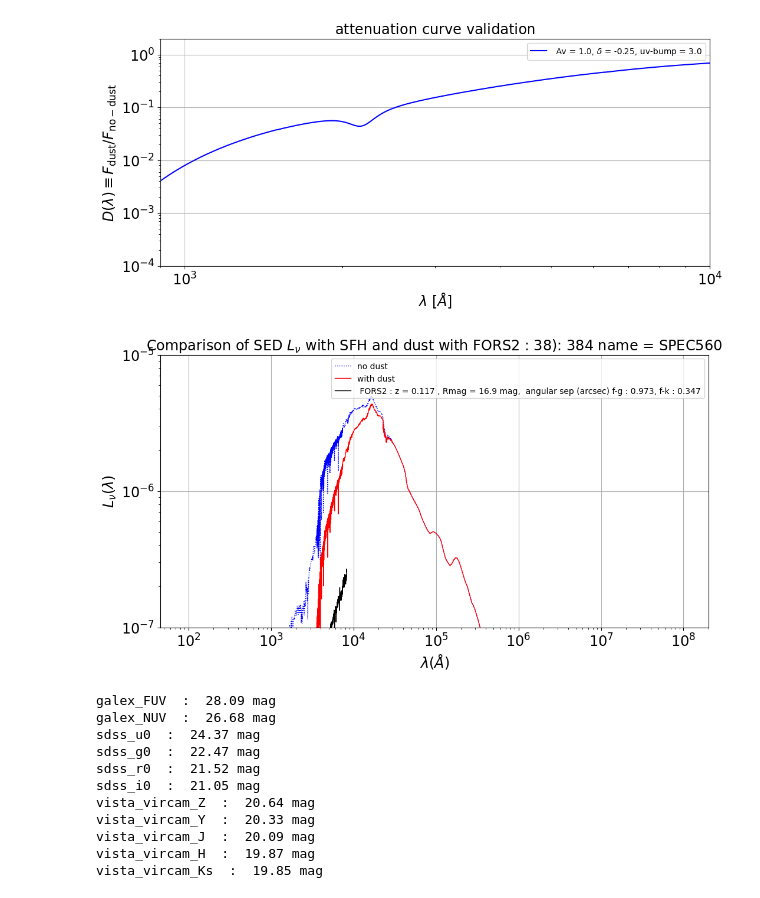
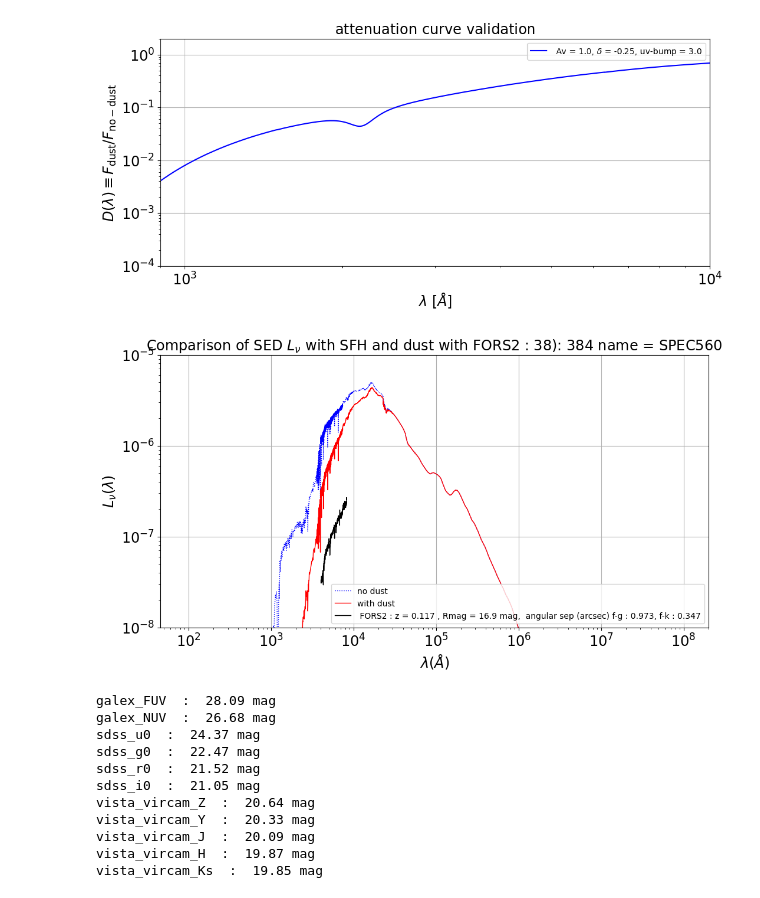
Before and after one commit to sylvielsstfr/Fors2ToStellarPopSynthesis, a Jupyter notebook: examples/examples_comparedatamodel/FitJAXOpt_SEDModel_OneDataSpectrumPhotom.ipynb, the cells around one changed output. Cells and saved outputs as stored; diff of their text form; code cells hidden in the pictures.

```diff
--- a/examples/examples_comparedatamodel/FitJAXOpt_SEDModel_OneDataSpectrumPhotom.ipynb
+++ b/examples/examples_comparedatamodel/FitJAXOpt_SEDModel_OneDataSpectrumPhotom.ipynb
@@ -643,24 +749,24 @@ FLAG_RESCALE_FORPLOT = False
 # %%
 fig, ax = plt.subplots(1, 1)
 __=ax.loglog()
 __=ax.plot(ssp_data.ssp_wave, sed_info.rest_sed,'b:',lw=1,label="no dust")
 __=ax.plot(ssp_data.ssp_wave, sed_attenuated,'r-',lw=1,label="with dust")
-__=ax.set_ylim(1e-7,1e-5)
+__=ax.set_ylim(1e-8,1e-5)
 ax.set_xlabel("$\lambda (\\AA)$")
 ax.set_ylabel("$L_\\nu(\lambda)$")
 
 if FLAG_RESCALE_FORPLOT :
     X = the_wl/(1+z_obs)
     Y = the_fnu*(1+z)*dict_normalisation_factor[selected_spectrum_number]
 else:
     X = the_wl/(1+z_obs)
     Y = the_fnu*(1+z)
 
 ax.plot(X,Y,'k-',lw=1,label=the_label_data)
 ax.legend()
 
 title = "Comparison of SED $L_\\nu$ with SFH and dust with " + title_data
 ax.set_title(title)
 ax.grid()
 # %% [output]
-[figure, old version]
+[figure, new version]
```
Also changed, not shown: parts of 17 cells of this notebook.
